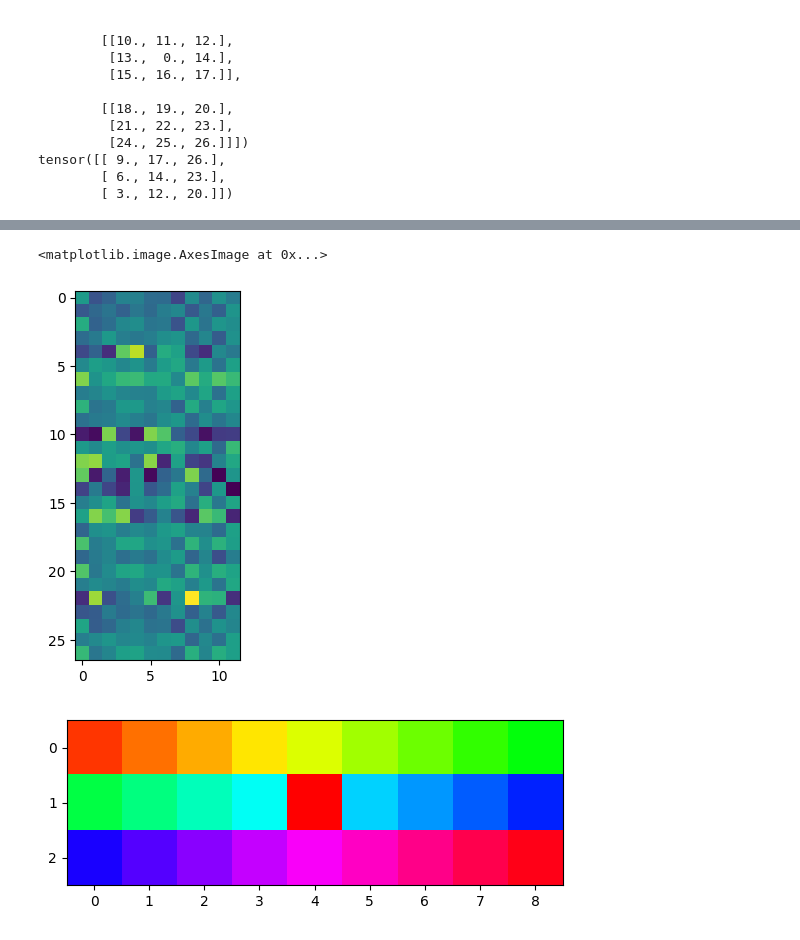
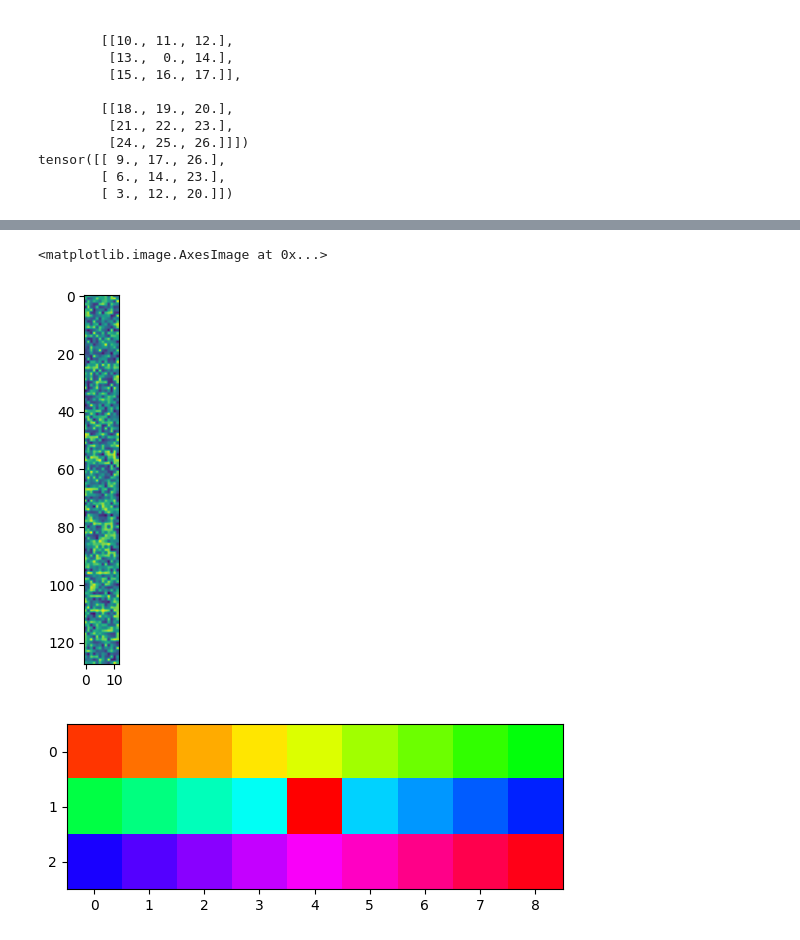
Before and after one commit to kvnjthms/rubiks, a Jupyter notebook: rubiks.ipynb, the cells around one changed output, grey strips where cells are left out. Drawn from its saved outputs; the diff is of its cells as text; code cells hidden in the pictures.

```diff
--- a/rubiks.ipynb
+++ b/rubiks.ipynb
@@ -21,7 +21,7 @@ RUBIKS_CUBE = torch.Tensor([[[1, 2, 3],
 # scramble the cube up to this many moves
 MAX_MOVES = 10
 # make this many passes over the dataset
-NUM_EPOCHS = 20
+NUM_EPOCHS = 100
 # %% [markdown]
 ### Cube representation with letters
 # %%
@@ -220,6 +220,7 @@ class RubiksCubeDataset(Dataset):
 # %% [markdown]
 ## Neural Network
 # %%
+import torch.nn.functional as F
 class RubiksSolverNetwork():
     def __init__(self):
         # Create separate datasets for training and evaluation
@@ -232,7 +233,8 @@ class RubiksSolverNetwork():
 
         # Define a Linear layer for 27 input features and 12 output moves
         # self.weight starts as a matrix with uniform random numbers between 0 and 1
-        self.weight = torch.rand((27, 12), requires_grad=True)
+        self.weight1 = torch.rand((27, 128), requires_grad=True)
+        self.weight2 = torch.rand((128, 12), requires_grad=True)
 
     def train(self):
         losses = []
@@ -255,8 +257,10 @@ class RubiksSolverNetwork():
             loss.backward()
 
             # Now do gradient descent to optimize the parameters
-            self.weight.data -= 0.0001 * self.weight.grad  # Manual gradient update
-            self.weight.grad.zero_()  # Reset gradients
+            self.weight1.data -= 0.0001 * self.weight1.grad  # Manual gradient update
+            self.weight1.grad.zero_()  # Reset gradients
+            self.weight2.data -= 0.0001 * self.weight2.grad  # Manual gradient update
+            self.weight2.grad.zero_()  # Reset gradients
 
             losses.append(loss.item())
         print(f"Training Loss: {np.mean(losses):.4f}")
@@ -294,7 +298,9 @@ class RubiksSolverNetwork():
         x = x.view(x.size(0), -1)  # Reshape to (batch_size, 27)
         # Forward pass through the linear layer
         # This multiplies x with the weight matrix of shape (27, 12)
-        return x @ self.weight
+        x=x @ self.weight1
+        x=F.relu(x)
+        return x @ self.weight2
 
 # Instantiate the neural network
 net = RubiksSolverNetwork()
@@ -371,8 +377,8 @@ Best Move: ('LP', 'F', 'RP', 'LP', 'LP', 'L', 'UP', 'LP', 'BP', 'D', 'FP', 'RP',
 # %%
-plt.imshow(net.weight.detach().numpy())
+plt.imshow(net.weight2.detach().numpy())
 # %% [output]
 <matplotlib.image.AxesImage at 0x...>
-[figure, old version]
+[figure, new version]
 # %%
 pic = plt.imshow(RUBIKS_CUBE.reshape(3, 9), cmap='hsv')
 # %% [output]
```
Also changed, not shown: parts of 3 cells of this notebook.
